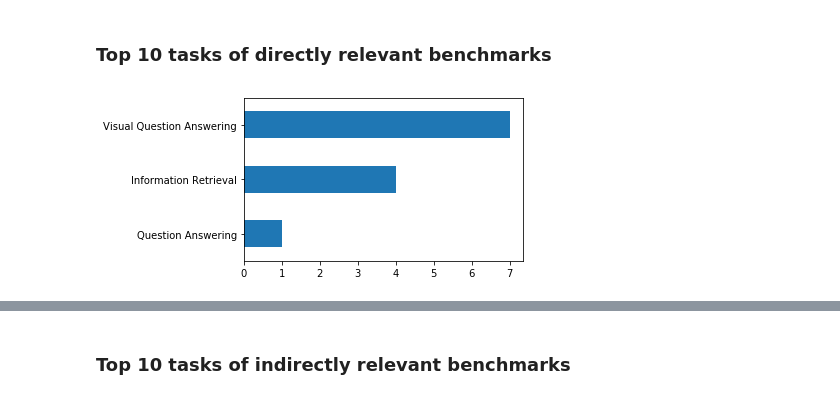
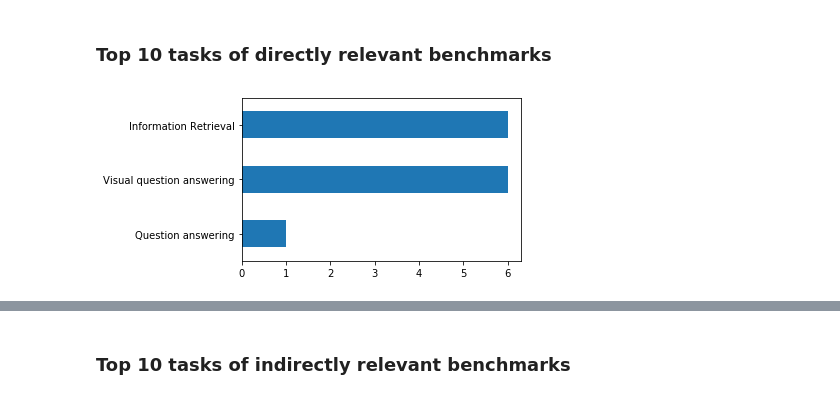
Before and after one commit to OpenBioLink/ITO, a Jupyter notebook: notebooks/clinical_benchmarks/clinically_relevant_benchmarks.ipynb, the cells around one changed output, grey strips where cells are left out. Cells and saved outputs as stored; diff of their text form; code cells hidden in the pictures.

```diff
--- a/notebooks/clinical_benchmarks/clinically_relevant_benchmarks.ipynb
+++ b/notebooks/clinical_benchmarks/clinically_relevant_benchmarks.ipynb
@@ -9,5 +7,8 @@ DATASETS = 'overall_unique_datasets_19-05-2021.csv'
+# %%
+DATASETS = 'annotated-datasets.csv'
 # %%
-datasets_df = pd.read_csv(DATASETS,  lineterminator='\n')
+datasets_df = pd.read_csv(DATASETS,  lineterminator='\n', na_values='')
+datasets_df = datasets_df.fillna('')
 datasets_df.head()
 # %% [output]
 |  | Name (or description if no name a... | Task | Mapped task | Id(s) of mapped task | Data basis | Has evaluation criteria? | ... |
@@ -32,0 +27,2 @@ datasets_df['Clinical relevance'].value_counts().plot.barh(title='Clinical relev
+# %%
+nlp_datasets_df = datasets_df[(datasets_df['Relevant for QA/IR?'] == 'Directly') |(datasets_df['Relevant for QA/IR?'] == 'Indirectly')]
@@ -34,7 +34,7 @@ datasets_df['Clinical relevance'].value_counts().plot.barh(title='Clinical relev
 ### Only benchmarks (= publicly available and has evaluation criteria)
 # %%
 # Filter for evaluation criteria
-benchmarks_df = datasets_df[datasets_df['Has evaluation criteria?']!='No']
+benchmarks_df = nlp_datasets_df[nlp_datasets_df['Has evaluation criteria?']!='No']
 # Filter for availabiluity
 benchmarks_df = benchmarks_df[benchmarks_df['Accessibility']!='Unknown']
 benchmarks_df = benchmarks_df[benchmarks_df['Accessibility']!='Not available']
@@ -46,9 +46,9 @@ benchmarks_df['Clinical relevance'].value_counts().plot.barh(title='Clinical rel
 # %% [markdown]
 ### Top 10 tasks of directly relevant benchmarks
 # %%
-directly_relevant_df = benchmarks_df.loc[benchmark_df['Clinical relevance'] == 'Directly']
+directly_relevant_df = benchmarks_df.loc[benchmarks_df['Clinical relevance'] == 'Directly']
 tasks_directly_relevant = directly_relevant_df['Mapped task'].value_counts().sort_values()[-10:].plot.barh(figsize=(5,3))
 
 tasks_directly_relevant.figure.savefig('tasks_directly_relevant.png', bbox_inches='tight', dpi=300)
 # %% [output]
-[figure, old version]
+[figure, new version]
```
Also changed, not shown: parts of 12 cells of this notebook.
